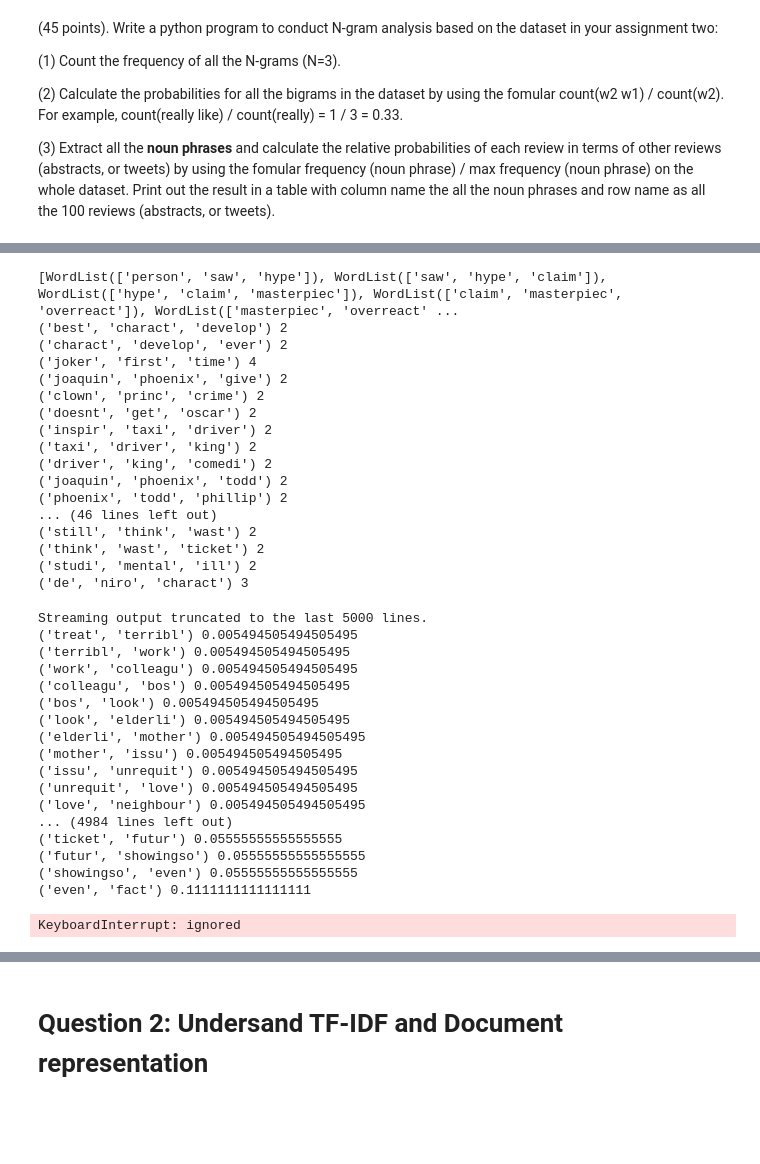
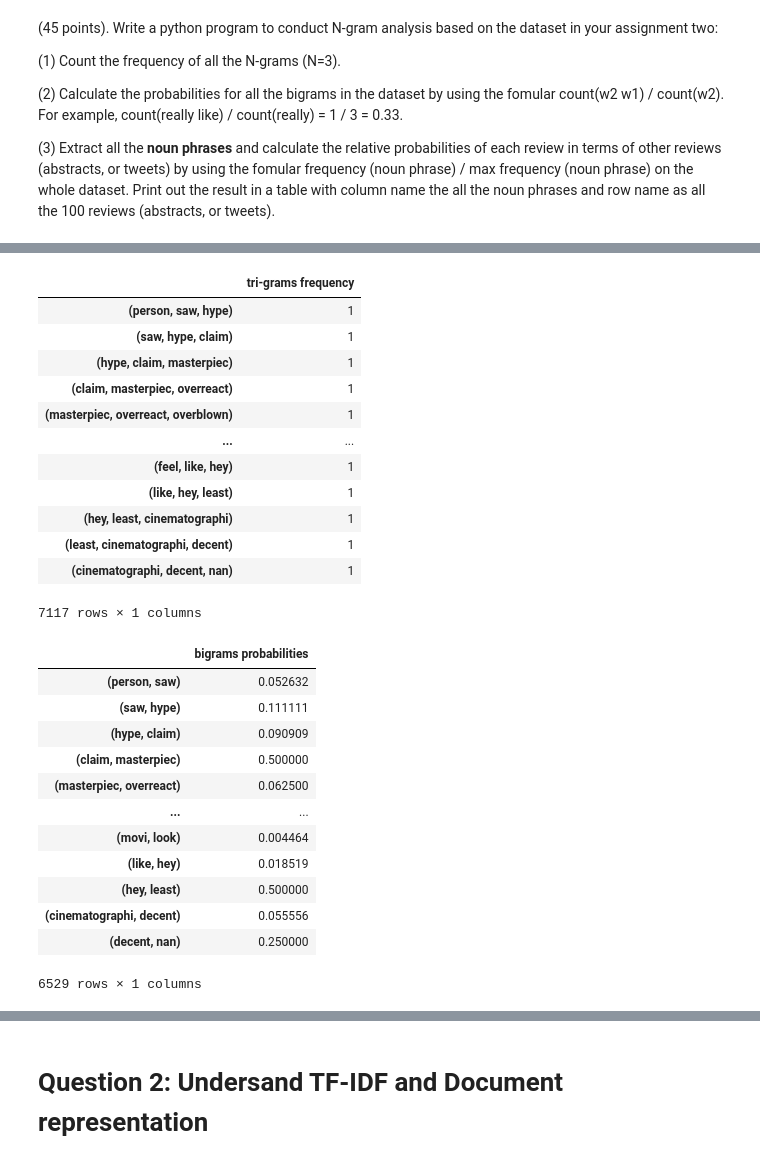
Before and after one commit to HuyenNguyenHelen/Huyen_INFO5731_Spring2020, a Jupyter notebook: INFO5731_Assignment_Three.ipynb, the cells around one changed output, grey strips where cells are left out. Cells and saved outputs as stored; diff of their text form; code cells hidden in the pictures; blank space fills up the shorter version.

```diff
--- a/INFO5731_Assignment_Three.ipynb
+++ b/INFO5731_Assignment_Three.ipynb
@@ -31,66 +31,56 @@ data
 # %%
 # (1) Count the frequency of all the N-grams (N=3)
 import pandas
 from textblob import TextBlob
 tri_grams=TextBlob(data).ngrams(3)
-print(tri_grams)
+#print(tri_grams)
 hist=dict()
 for gram in tri_grams:
   gram=tuple(gram)
   hist[gram]=hist.get(gram,0)+1
 
-for key, val in hist.items():
-  if val >1:
-    print (key,val)
+pandas.DataFrame.from_dict(hist, orient = 'index', columns=['tri-grams frequency'])
 # %% [output]
+|  | tri-grams frequency |
+| (person, saw, hype) | 1 |
+| (saw, hype, claim) | 1 |
+| (hype, claim, masterpiec) | 1 |
+| (claim, masterpiec, overreact) | 1 |
+| (masterpiec, overreact, overblown) | 1 |
+| ... | ... |
+| (feel, like, hey) | 1 |
+| (like, hey, least) | 1 |
+| (hey, least, cinematographi) | 1 |
+| (least, cinematographi, decent) | 1 |
+| (cinematographi, decent, nan) | 1 |
-[WordList(['person', 'saw', 'hype']), WordList(['saw', 'hype', 'claim']), WordList(['hype', 'claim', 'masterpiec']), WordList(['claim', 'masterpiec', 'overreact']), WordList(['masterpiec', 'overreact' ...
-('best', 'charact', 'develop') 2
-('charact', 'develop', 'ever') 2
-('joker', 'first', 'time') 4
-('joaquin', 'phoenix', 'give') 2
-('clown', 'princ', 'crime') 2
-('doesnt', 'get', 'oscar') 2
-('inspir', 'taxi', 'driver') 2
-('taxi', 'driver', 'king') 2
-('driver', 'king', 'comedi') 2
-('joaquin', 'phoenix', 'todd') 2
-('phoenix', 'todd', 'phillip') 2
-... (46 lines left out)
-('still', 'think', 'wast') 2
-('think', 'wast', 'ticket') 2
-('studi', 'mental', 'ill') 2
-('de', 'niro', 'charact') 3
+7117 rows × 1 columns
 # %%
 #(2) Calculate the probabilities for all the bigrams in the dataset by using the fomular count(w2 w1) / count(w2). For example, count(really like) / count(really) = 1 / 3 = 0.33.
+import pandas
 monty = TextBlob (data)
 bi_grams=TextBlob(data).ngrams(2)
-print(bi_grams)
+#print(bi_grams)
 hist={}
 for gram in bi_grams:
   gram=tuple(gram)
   hist[gram]=hist.get(gram,0)+1
-print(hist)
 
-for w in data.split():
-  for key, val in hist.items():
-      big_prob=val/monty.words.count(w)
-      print (key, big_prob)
+bigr_prob={}
+for key, val in hist.items():
+  bigr_prob[key]=val/monty.words.count(key[0])
+
+pandas.DataFrame.from_dict(bigr_prob, orient = 'index', columns=['bigrams probabilities'])
 # %% [output]
+|  | bigrams probabilities |
+| (person, saw) | 0.052632 |
+| (saw, hype) | 0.111111 |
+| (hype, claim) | 0.090909 |
+| (claim, masterpiec) | 0.500000 |
+| (masterpiec, overreact) | 0.062500 |
+| ... | ... |
+| (movi, look) | 0.004464 |
+| (like, hey) | 0.018519 |
+| (hey, least) | 0.500000 |
+| (cinematographi, decent) | 0.055556 |
+| (decent, nan) | 0.250000 |
-Streaming output truncated to the last 5000 lines.
-('treat', 'terribl') 0.005494505494505495
-('terribl', 'work') 0.005494505494505495
-('work', 'colleagu') 0.005494505494505495
-('colleagu', 'bos') 0.005494505494505495
-('bos', 'look') 0.005494505494505495
-('look', 'elderli') 0.005494505494505495
-('elderli', 'mother') 0.005494505494505495
-('mother', 'issu') 0.005494505494505495
-('issu', 'unrequit') 0.005494505494505495
-('unrequit', 'love') 0.005494505494505495
-('love', 'neighbour') 0.005494505494505495
-... (4984 lines left out)
-('ticket', 'futur') 0.05555555555555555
-('futur', 'showingso') 0.05555555555555555
-('showingso', 'even') 0.05555555555555555
-('even', 'fact') 0.1111111111111111
+6529 rows × 1 columns
-KeyboardInterrupt: ignored
```
Also changed, not shown: parts of 3 cells of this notebook.
